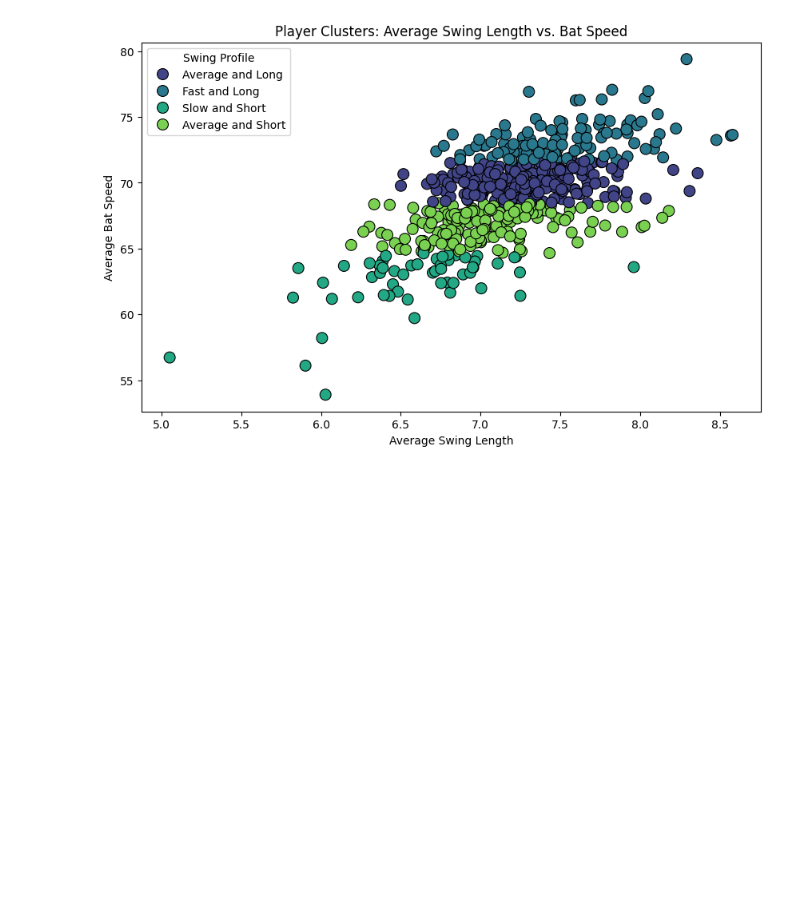
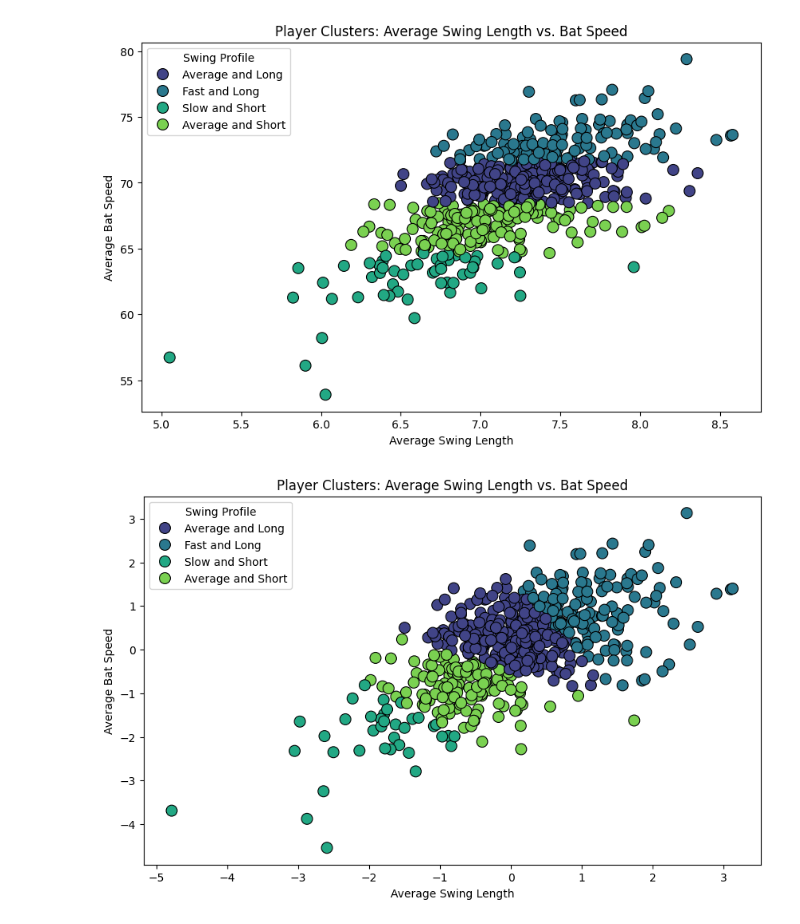
Before and after one commit to matthewbressler/baseballDataChallenge, a Jupyter notebook: player_kmeans_clustering.ipynb, the cells around one changed output. Cells and saved outputs as stored; diff of their text form; code cells hidden in the pictures; blank space fills up the shorter version.

Commit message:
normalized player profile data and updated Kmeans cluster

```diff
--- a/player_kmeans_clustering.ipynb
+++ b/player_kmeans_clustering.ipynb
@@ -63,0 +74,32 @@ plt.show()
+# %%
+# Use the standardized data for clustering (avg_swing_length, avg_bat_speed are already scaled)
+X = player_avg_data[['avg_swing_length', 'avg_bat_speed']]
+X_imputed = imputer.fit_transform(X)
+# %%
+# Step 2: Apply KMeans clustering
+kmeans = KMeans(n_clusters=4, random_state=0)
+player_avg_data['cluster'] = kmeans.fit_predict(X_imputed)
+# %%
+# Define cluster labels (same as before)
+cluster_labels = {
+    0: 'Average and Long',
+    1: 'Fast and Long',
+    2: 'Slow and Short',
+    3: 'Average and Short'
+}
+# %%
+# Map the cluster numbers to meaningful labels
+player_avg_data['cluster_label'] = player_avg_data['cluster'].map(cluster_labels)
+# %%
+# Step 3: Plotting the clusters
+plt.figure(figsize=(10, 6))
+sns.scatterplot(data=player_avg_data, x='avg_swing_length', y='avg_bat_speed',
+                hue='cluster_label', palette='viridis', s=100, edgecolor='k')
+
+plt.xlabel('Average Swing Length')
+plt.ylabel('Average Bat Speed')
+plt.title('Player Clusters: Average Swing Length vs. Bat Speed')
+plt.legend(title="Swing Profile")
+plt.show()
+# %% [output]
+[figure, added]
```
Also changed, not shown: parts of 3 cells of this notebook.
